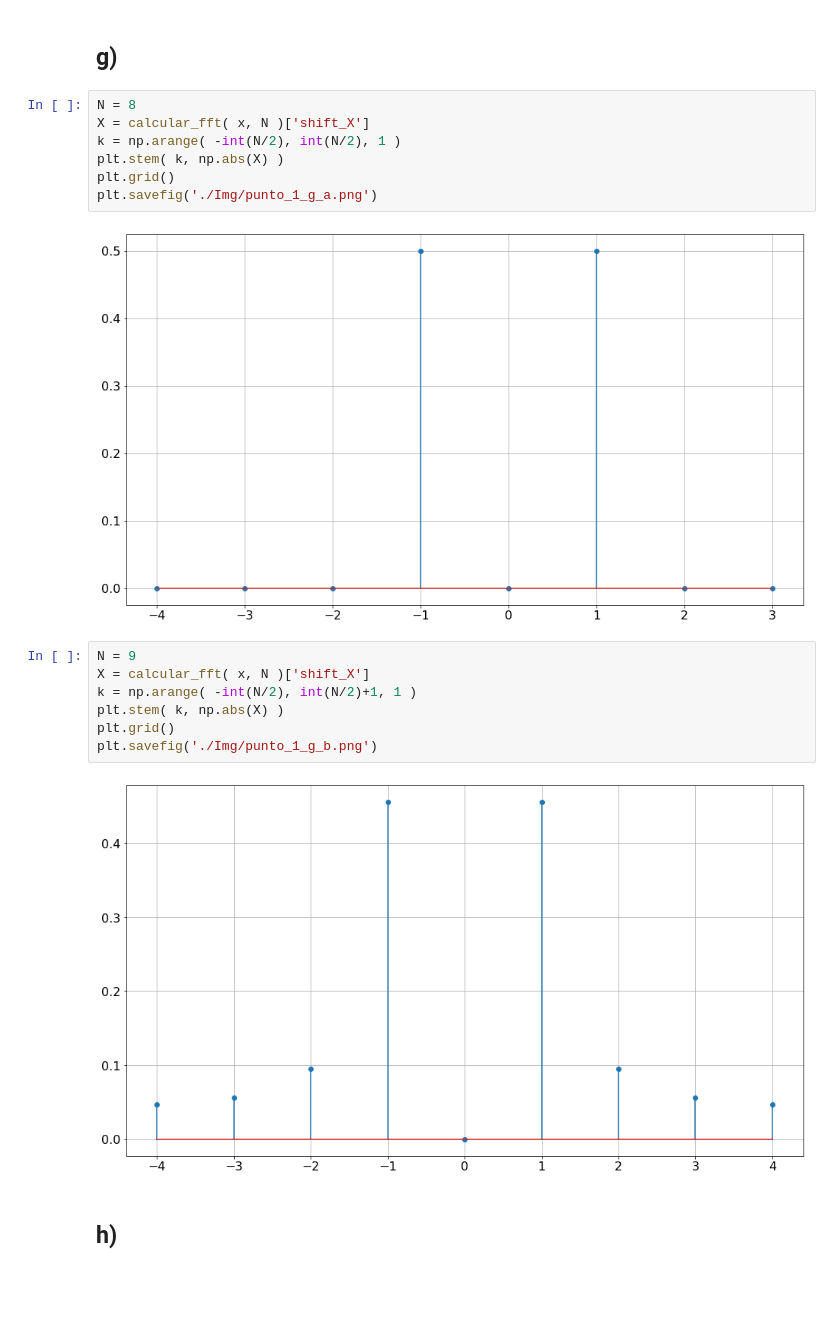
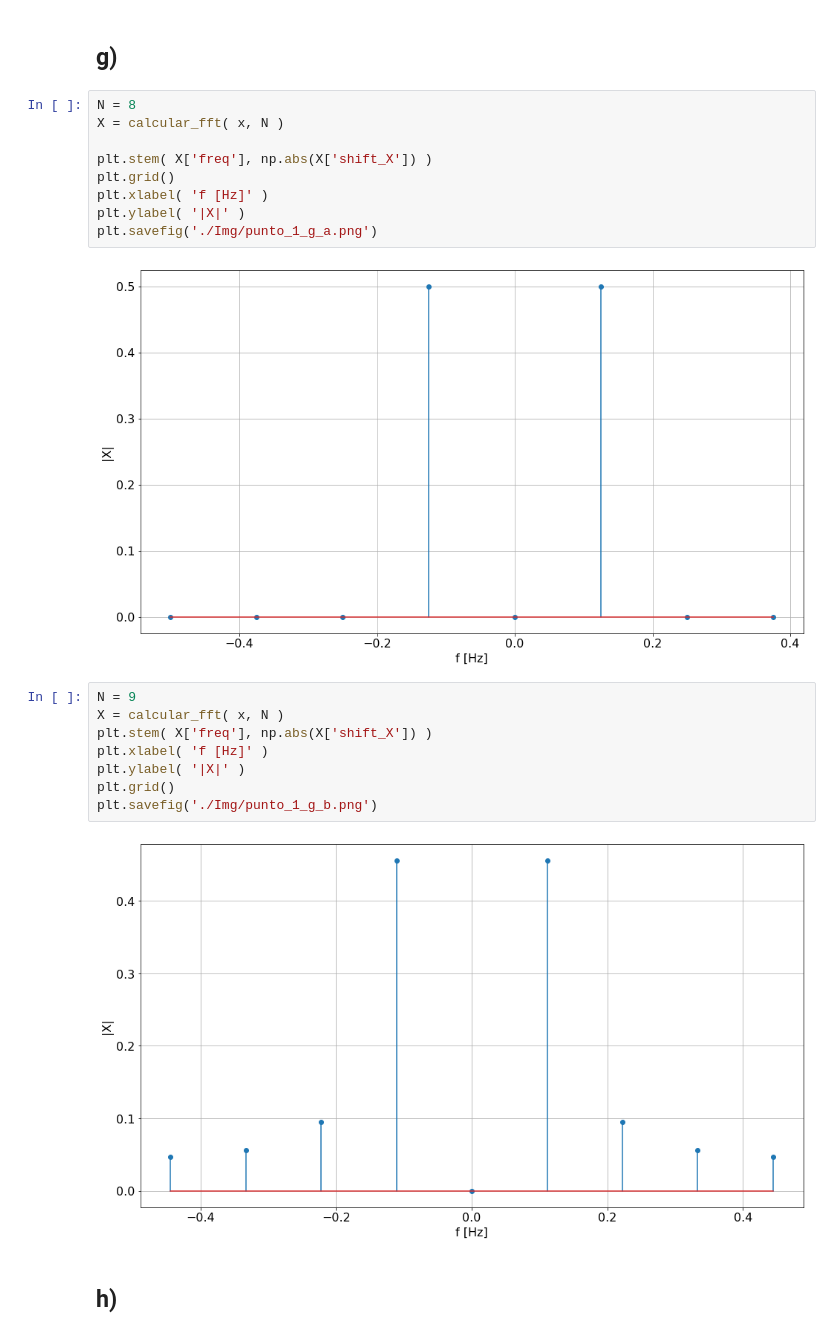
Before and after one commit to LautaroAndresSaez/Codigos_DSP, a Jupyter notebook: 01-Discreta-Periodica.ipynb, the cells around one changed output. Saved outputs shown, nothing was run; the diff lists cells and outputs as text; blank space fills up the shorter version.

```diff
--- a/01-Discreta-Periodica.ipynb
+++ b/01-Discreta-Periodica.ipynb
@@ -105,22 +119,25 @@ plt.savefig( './Img/punto_1_e.png' )
 ## g)
 # %%
 N = 8
-X = calcular_fft( x, N )['shift_X']
-k = np.arange( -int(N/2), int(N/2), 1 )
-plt.stem( k, np.abs(X) )
+X = calcular_fft( x, N )
+
+plt.stem( X['freq'], np.abs(X['shift_X']) )
 plt.grid()
+plt.xlabel( 'f [Hz]' )
+plt.ylabel( '|X|' )
 plt.savefig('./Img/punto_1_g_a.png')
 # %% [output]
-[figure, old version]
+[figure, new version]
 # %%
 N = 9
-X = calcular_fft( x, N )['shift_X']
-k = np.arange( -int(N/2), int(N/2)+1, 1 )
-plt.stem( k, np.abs(X) )
+X = calcular_fft( x, N )
+plt.stem( X['freq'], np.abs(X['shift_X']) )
+plt.xlabel( 'f [Hz]' )
+plt.ylabel( '|X|' )
 plt.grid()
 plt.savefig('./Img/punto_1_g_b.png')
 # %% [output]
-[figure, old version]
+[figure, new version]
 # %% [markdown]
 ## h)
 # %%
```
Also changed, not shown: parts of 15 cells of this notebook, 24 other files.
